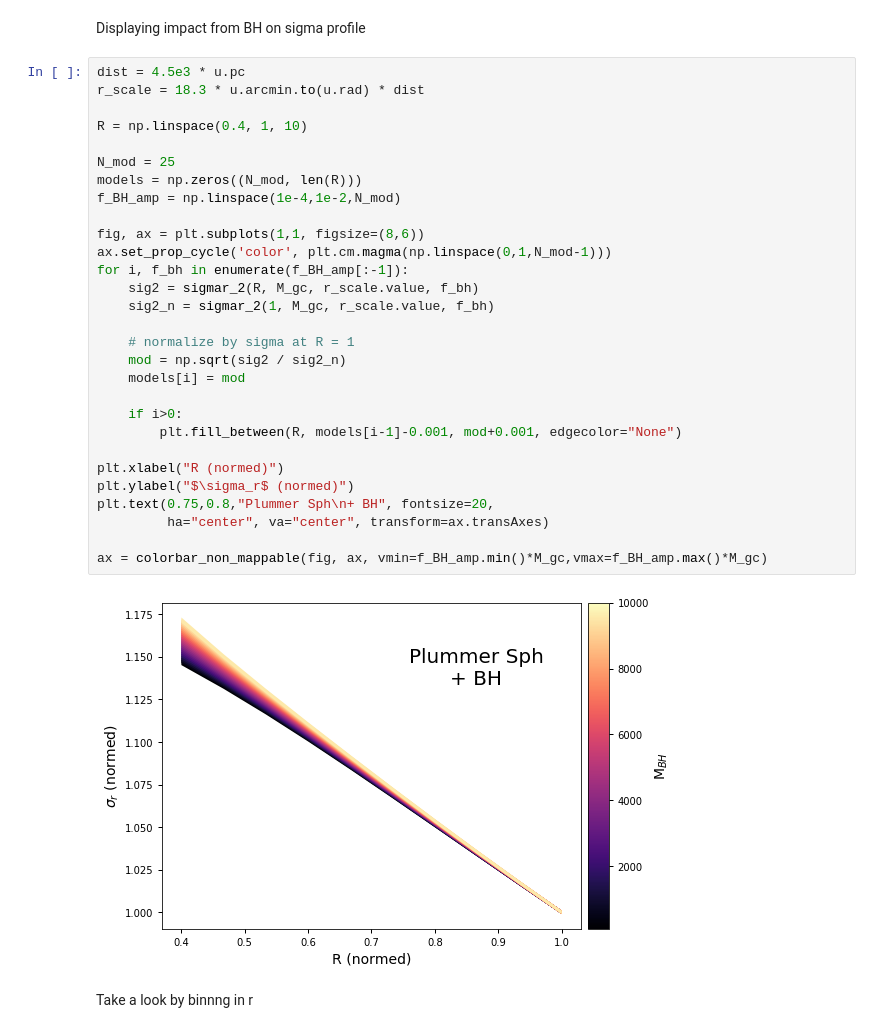
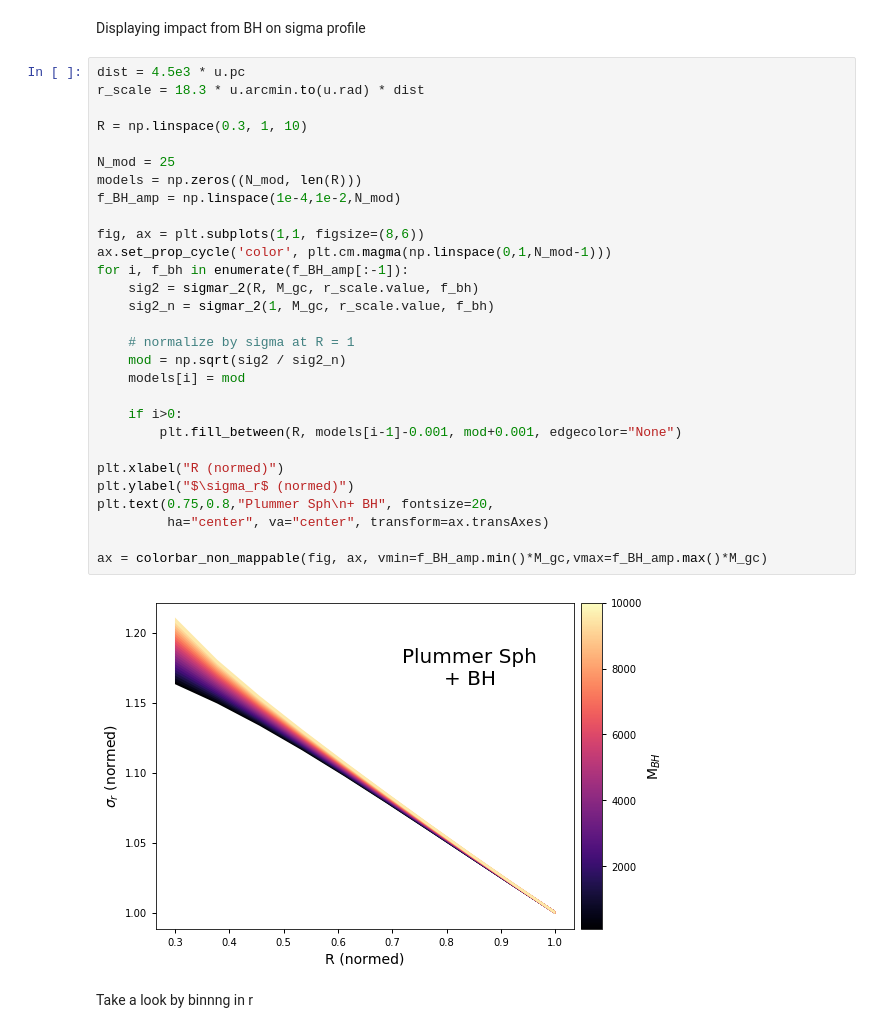
Before and after one commit to nstarman/jas1101_project, a Jupyter notebook: notebooks/Dynesty_GCModel.ipynb, the cells around one changed output. Cells and saved outputs as stored; diff of their text form.

```diff
--- a/notebooks/Dynesty_GCModel.ipynb
+++ b/notebooks/Dynesty_GCModel.ipynb
@@ -115,34 +115,34 @@ Displaying impact from BH on sigma profile
 # %%
 dist = 4.5e3 * u.pc
 r_scale = 18.3 * u.arcmin.to(u.rad) * dist
 
-R = np.linspace(0.4, 1, 10)
+R = np.linspace(0.3, 1, 10)
 
 N_mod = 25
 models = np.zeros((N_mod, len(R)))
 f_BH_amp = np.linspace(1e-4,1e-2,N_mod)
 
 fig, ax = plt.subplots(1,1, figsize=(8,6))
 ax.set_prop_cycle('color', plt.cm.magma(np.linspace(0,1,N_mod-1)))
 for i, f_bh in enumerate(f_BH_amp[:-1]):
     sig2 = sigmar_2(R, M_gc, r_scale.value, f_bh)
     sig2_n = sigmar_2(1, M_gc, r_scale.value, f_bh)
 
     # normalize by sigma at R = 1
     mod = np.sqrt(sig2 / sig2_n)
     models[i] = mod
 
     if i>0:
         plt.fill_between(R, models[i-1]-0.001, mod+0.001, edgecolor="None")
 
 plt.xlabel("R (normed)")
 plt.ylabel("$\sigma_r$ (normed)")
 plt.text(0.75,0.8,"Plummer Sph\n+ BH", fontsize=20,
          ha="center", va="center", transform=ax.transAxes)
 
 ax = colorbar_non_mappable(fig, ax, vmin=f_BH_amp.min()*M_gc,vmax=f_BH_amp.max()*M_gc)
 # %% [output]
-[figure, old version]
+[figure, new version]
 # %% [markdown]
 Take a look by binnng in r
 # %%
```
Also changed, not shown: 1 other file.
